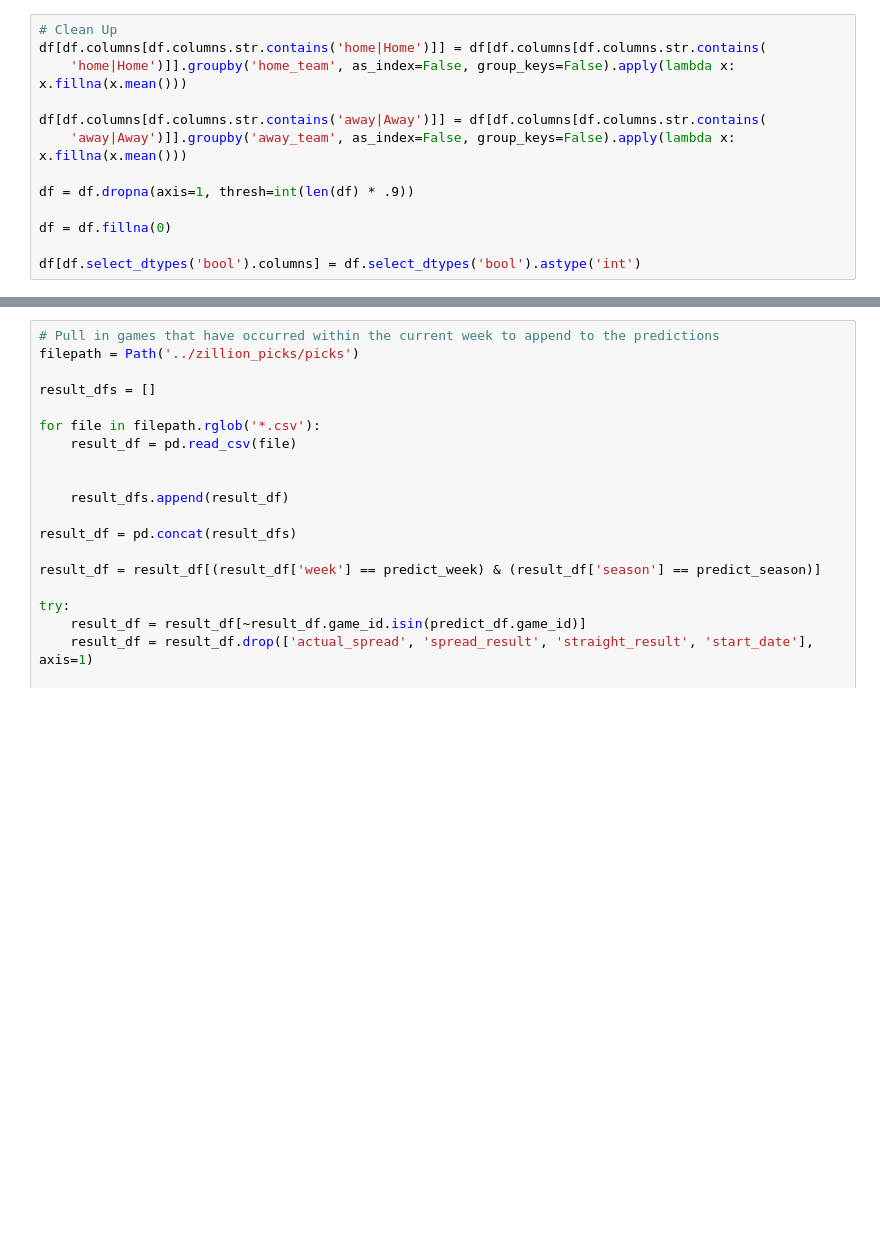
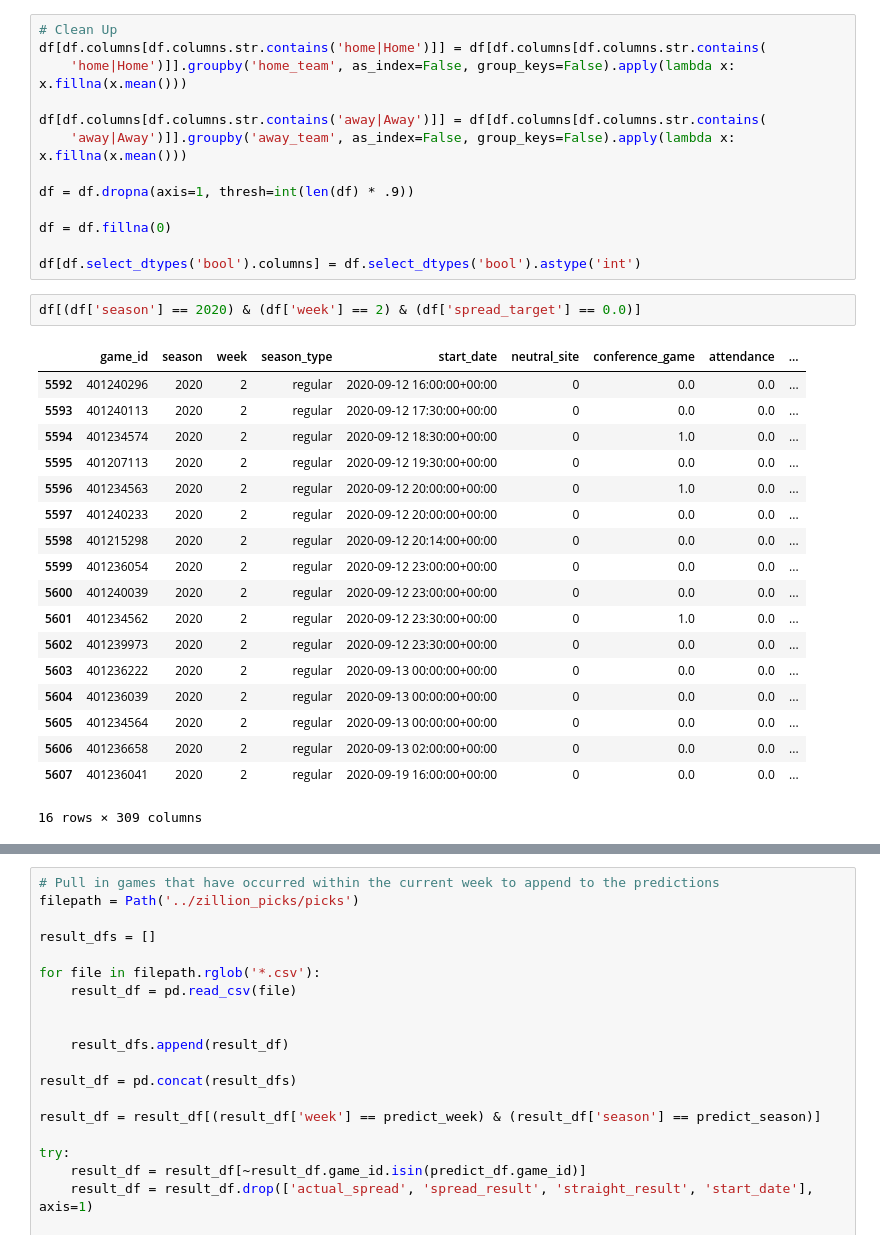
Before and after one commit to gardnmi/zillion_picks, a Jupyter notebook: ml_model/model.ipynb, the cells around one changed output, grey strips where cells are left out. Cells and saved outputs as stored; diff of their text form; blank space fills up the shorter version.

```diff
--- a/ml_model/model.ipynb
+++ b/ml_model/model.ipynb
@@ -28,6 +28,27 @@ df = df.dropna(axis=1, thresh=int(len(df) * .9))
 df = df.fillna(0)
 
 df[df.select_dtypes('bool').columns] = df.select_dtypes('bool').astype('int')
+# %%
+df[(df['season'] == 2020) & (df['week'] == 2) & (df['spread_target'] == 0.0)]
+# %% [output]
+|  | game_id | season | week | season_type | start_date | neutral_site | conference_game | attendance | ... |
+| 5592 | 401240296 | 2020 | 2 | regular | 2020-09-12 16:00:00+00:00 | 0 | 0.0 | 0.0 | ... |
+| 5593 | 401240113 | 2020 | 2 | regular | 2020-09-12 17:30:00+00:00 | 0 | 0.0 | 0.0 | ... |
+| 5594 | 401234574 | 2020 | 2 | regular | 2020-09-12 18:30:00+00:00 | 0 | 1.0 | 0.0 | ... |
+| 5595 | 401207113 | 2020 | 2 | regular | 2020-09-12 19:30:00+00:00 | 0 | 0.0 | 0.0 | ... |
+| 5596 | 401234563 | 2020 | 2 | regular | 2020-09-12 20:00:00+00:00 | 0 | 1.0 | 0.0 | ... |
+| 5597 | 401240233 | 2020 | 2 | regular | 2020-09-12 20:00:00+00:00 | 0 | 0.0 | 0.0 | ... |
+| 5598 | 401215298 | 2020 | 2 | regular | 2020-09-12 20:14:00+00:00 | 0 | 0.0 | 0.0 | ... |
+| 5599 | 401236054 | 2020 | 2 | regular | 2020-09-12 23:00:00+00:00 | 0 | 0.0 | 0.0 | ... |
+| 5600 | 401240039 | 2020 | 2 | regular | 2020-09-12 23:00:00+00:00 | 0 | 0.0 | 0.0 | ... |
+| 5601 | 401234562 | 2020 | 2 | regular | 2020-09-12 23:30:00+00:00 | 0 | 1.0 | 0.0 | ... |
+| 5602 | 401239973 | 2020 | 2 | regular | 2020-09-12 23:30:00+00:00 | 0 | 0.0 | 0.0 | ... |
+| 5603 | 401236222 | 2020 | 2 | regular | 2020-09-13 00:00:00+00:00 | 0 | 0.0 | 0.0 | ... |
+| 5604 | 401236039 | 2020 | 2 | regular | 2020-09-13 00:00:00+00:00 | 0 | 0.0 | 0.0 | ... |
+| 5605 | 401234564 | 2020 | 2 | regular | 2020-09-13 00:00:00+00:00 | 0 | 0.0 | 0.0 | ... |
+| 5606 | 401236658 | 2020 | 2 | regular | 2020-09-13 02:00:00+00:00 | 0 | 0.0 | 0.0 | ... |
+| 5607 | 401236041 | 2020 | 2 | regular | 2020-09-19 16:00:00+00:00 | 0 | 0.0 | 0.0 | ... |
+16 rows × 309 columns
 # %%
 # Model
 ct = make_column_transformer(
```
Also changed, not shown: parts of 6 cells of this notebook, 1 other file.
